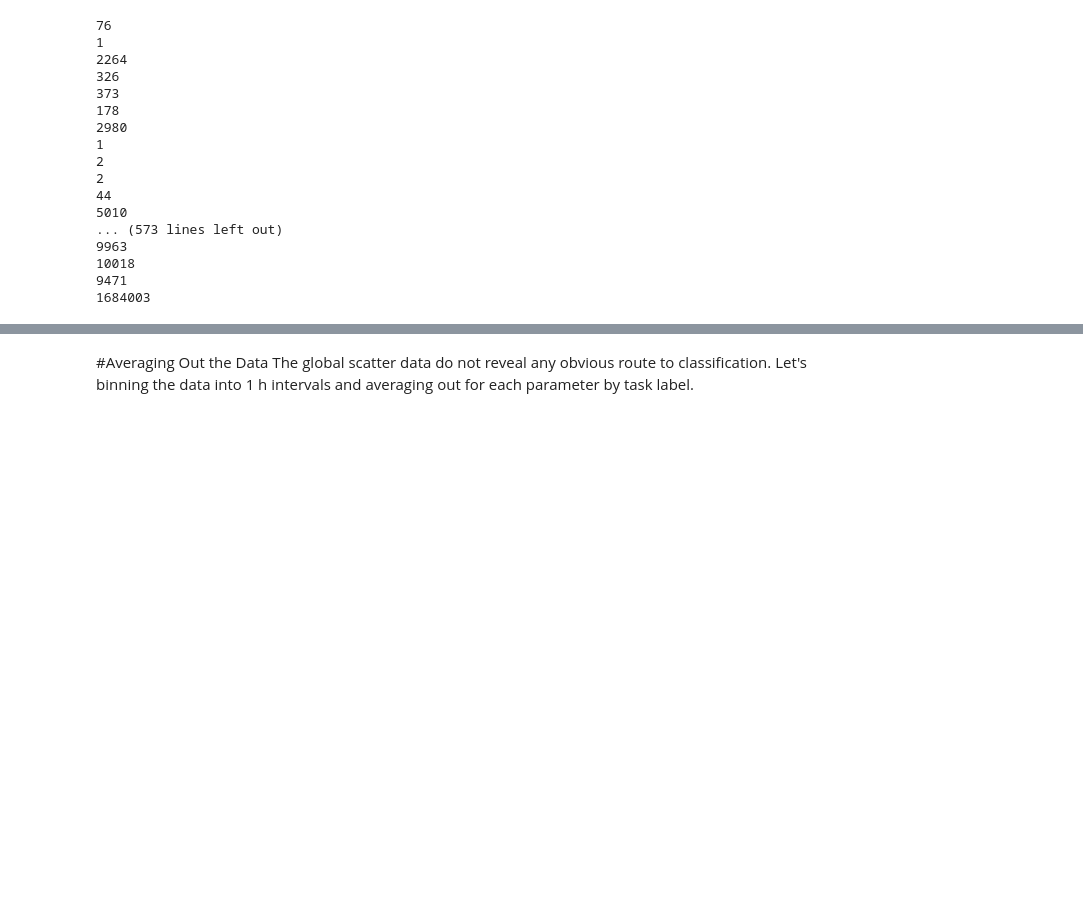
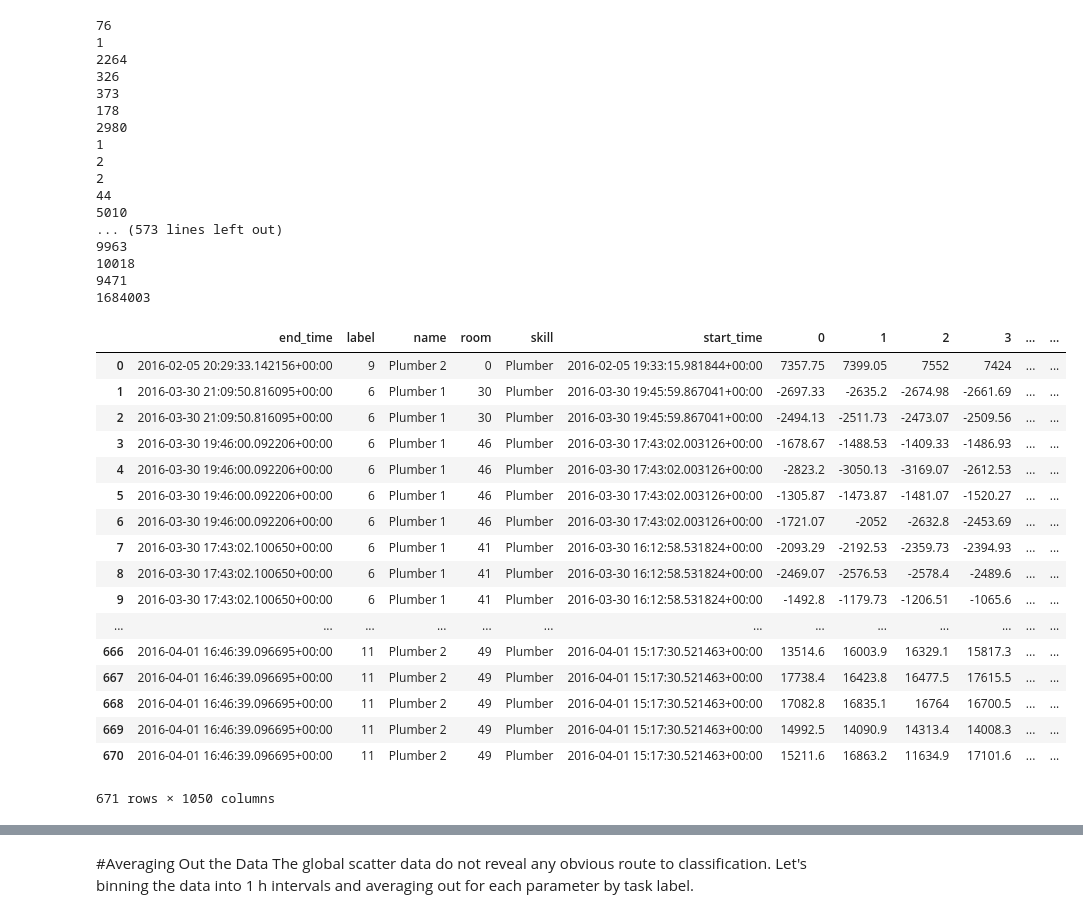
Before and after one commit to baxen/taskcode, a Jupyter notebook: Explore_position_time.ipynb, the cells around one changed output, grey strips where cells are left out. Cells and saved outputs as stored; diff of their text form; code cells hidden in the pictures; blank space fills up the shorter version.

```diff
--- a/Explore_position_time.ipynb
+++ b/Explore_position_time.ipynb
@@ -26,12 +26,36 @@ df = construct_timestamp.load_tasks()
 9471
 1684003
 # %%
-import numpy as np
 names = ['position_x', 'position_y', 'distance', 'distance_x', 'distance_y',
             'velocity', 'velocity_x_rms', 'velocity_y_rms', 'velocity_x', 'velocity_y',
             'acceleration', 'acceleration_x_rms', 'acceleration_y_rms', 'acceleration_x', 'acceleration_y', 'float_time']
-for k, name in enumerate(names):
-    df[name] = map(list, df.iloc[:, (6+30*k):(6 + 30*(k + 1))].values)
+names_stds = []
+for i in range(15):
+    names_stds.append(names[i] + ' std')
+names += names_stds
+names
+for k,name in enumerate(names):
+    df[name] = map(list, df.iloc[:, (6 + 30*k):(6 + 30*(k+1))].values)
+df
+# %% [output]
+|  | end_time | label | name | room | skill | start_time | 0 | 1 | 2 | 3 | ... | ... |
+| 0 | 2016-02-05 20:29:33.142156+00:00 | 9 | Plumber 2 | 0 | Plumber | 2016-02-05 19:33:15.981844+00:00 | 7357.75 | 7399.05 | 7552 | 7424 | ... | ... |
+| 1 | 2016-03-30 21:09:50.816095+00:00 | 6 | Plumber 1 | 30 | Plumber | 2016-03-30 19:45:59.867041+00:00 | -2697.33 | -2635.2 | -2674.98 | -2661.69 | ... | ... |
+| 2 | 2016-03-30 21:09:50.816095+00:00 | 6 | Plumber 1 | 30 | Plumber | 2016-03-30 19:45:59.867041+00:00 | -2494.13 | -2511.73 | -2473.07 | -2509.56 | ... | ... |
+| 3 | 2016-03-30 19:46:00.092206+00:00 | 6 | Plumber 1 | 46 | Plumber | 2016-03-30 17:43:02.003126+00:00 | -1678.67 | -1488.53 | -1409.33 | -1486.93 | ... | ... |
+| 4 | 2016-03-30 19:46:00.092206+00:00 | 6 | Plumber 1 | 46 | Plumber | 2016-03-30 17:43:02.003126+00:00 | -2823.2 | -3050.13 | -3169.07 | -2612.53 | ... | ... |
+| 5 | 2016-03-30 19:46:00.092206+00:00 | 6 | Plumber 1 | 46 | Plumber | 2016-03-30 17:43:02.003126+00:00 | -1305.87 | -1473.87 | -1481.07 | -1520.27 | ... | ... |
+| 6 | 2016-03-30 19:46:00.092206+00:00 | 6 | Plumber 1 | 46 | Plumber | 2016-03-30 17:43:02.003126+00:00 | -1721.07 | -2052 | -2632.8 | -2453.69 | ... | ... |
+| 7 | 2016-03-30 17:43:02.100650+00:00 | 6 | Plumber 1 | 41 | Plumber | 2016-03-30 16:12:58.531824+00:00 | -2093.29 | -2192.53 | -2359.73 | -2394.93 | ... | ... |
+| 8 | 2016-03-30 17:43:02.100650+00:00 | 6 | Plumber 1 | 41 | Plumber | 2016-03-30 16:12:58.531824+00:00 | -2469.07 | -2576.53 | -2578.4 | -2489.6 | ... | ... |
+| 9 | 2016-03-30 17:43:02.100650+00:00 | 6 | Plumber 1 | 41 | Plumber | 2016-03-30 16:12:58.531824+00:00 | -1492.8 | -1179.73 | -1206.51 | -1065.6 | ... | ... |
+| ... | ... | ... | ... | ... | ... | ... | ... | ... | ... | ... | ... | ... |
+| 666 | 2016-04-01 16:46:39.096695+00:00 | 11 | Plumber 2 | 49 | Plumber | 2016-04-01 15:17:30.521463+00:00 | 13514.6 | 16003.9 | 16329.1 | 15817.3 | ... | ... |
+| 667 | 2016-04-01 16:46:39.096695+00:00 | 11 | Plumber 2 | 49 | Plumber | 2016-04-01 15:17:30.521463+00:00 | 17738.4 | 16423.8 | 16477.5 | 17615.5 | ... | ... |
+| 668 | 2016-04-01 16:46:39.096695+00:00 | 11 | Plumber 2 | 49 | Plumber | 2016-04-01 15:17:30.521463+00:00 | 17082.8 | 16835.1 | 16764 | 16700.5 | ... | ... |
+| 669 | 2016-04-01 16:46:39.096695+00:00 | 11 | Plumber 2 | 49 | Plumber | 2016-04-01 15:17:30.521463+00:00 | 14992.5 | 14090.9 | 14313.4 | 14008.3 | ... | ... |
+| 670 | 2016-04-01 16:46:39.096695+00:00 | 11 | Plumber 2 | 49 | Plumber | 2016-04-01 15:17:30.521463+00:00 | 15211.6 | 16863.2 | 11634.9 | 17101.6 | ... | ... |
+671 rows × 1050 columns
 # %%
 def single_vector_maker(name):
     answer = []
```
Also changed, not shown: parts of 5 cells of this notebook.
